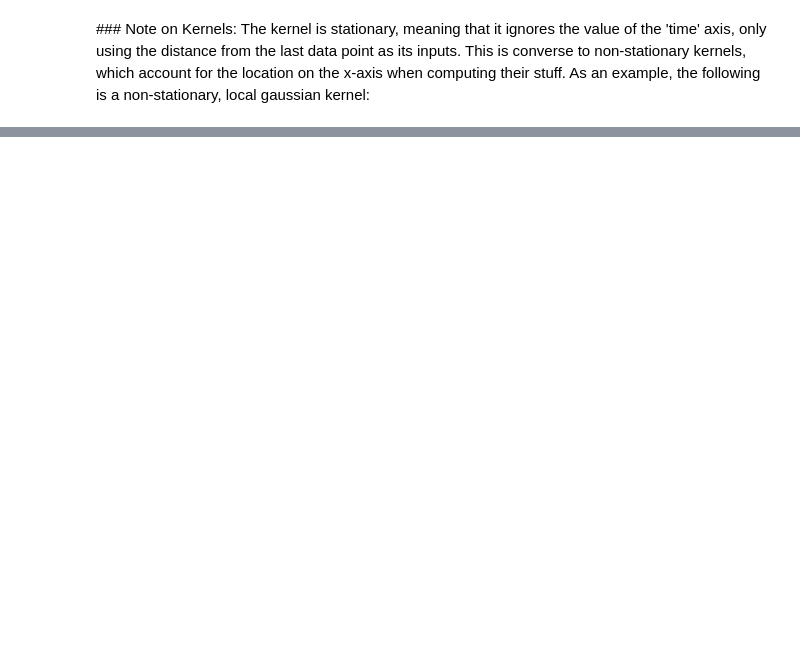
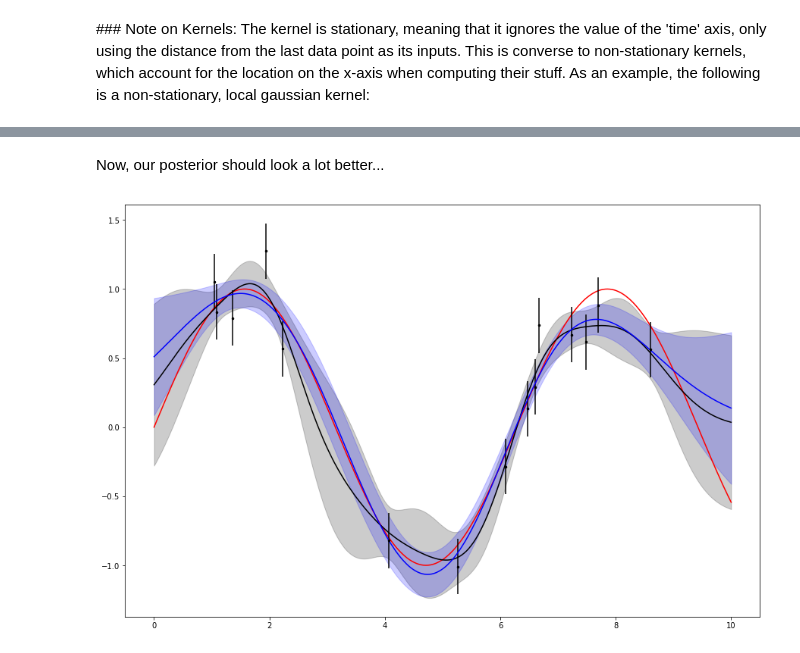
Before and after one commit to wildjames/GP_pointClick, a Jupyter notebook: initial_GP_notes.ipynb, the cells around one changed output, grey strips where cells are left out. Cells and saved outputs as stored; diff of their text form; code cells hidden in the pictures; blank space fills up the shorter version.

```diff
--- a/initial_GP_notes.ipynb
+++ b/initial_GP_notes.ipynb
@@ -97,0 +119,8 @@ You can see that the posterior is relatively well-modelled in general, but in be
+# %%
+print("GP Parameter vector:\n{}\n".format(gp.get_parameter_vector()))
+
+result = minimize(neg_ln_like, gp.get_parameter_vector(), jac=grad_neg_ln_like)
+print(result)
+
+gp.set_parameter_vector(result.x)
+print("\nFinal ln-likelihood: {0:.2f}".format(gp.log_likelihood(yo)))
@@ -97,0 +144,29 @@ You can see that the posterior is relatively well-modelled in general, but in be
+# %% [markdown]
+Now, our posterior should look a lot better...
+# %%
+# Use the GP to predict the values of y at these x
+new_yp, new_yperr = gp.predict(yo, xp, return_var=True)
+# %%
+# Initialise plotting area
+fig, ax = plt.subplots(figsize=[15,10])
+
+# Data:
+ax.plot(xp, f(xp), color='red', zorder=1)
+
+# Prior:
+ax.fill_between(xp, yp+np.sqrt(yperr), yp-np.sqrt(yperr),
+    alpha=0.2, color='black')
+ax.plot(xp, yp, color='black')
+
+# Posterior:
+ax.fill_between(xp, new_yp+np.sqrt(new_yperr), new_yp-np.sqrt(new_yperr),
+    alpha=0.2, color='blue')
+ax.plot(xp, new_yp, color='blue')
+
+
+# Plot the data
+ax.errorbar(xo, yo, yoerr, markersize=5, fmt='.k', capsize=0)
+
+plt.show()
+# %% [output]
+[figure, added]
```
Also changed, not shown: parts of 12 cells of this notebook.
